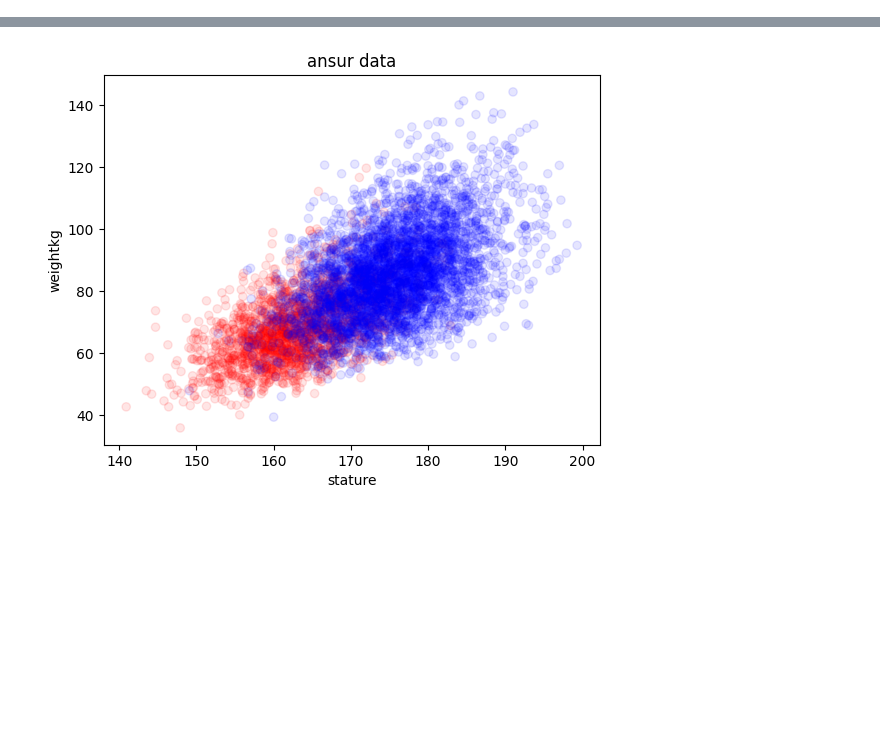
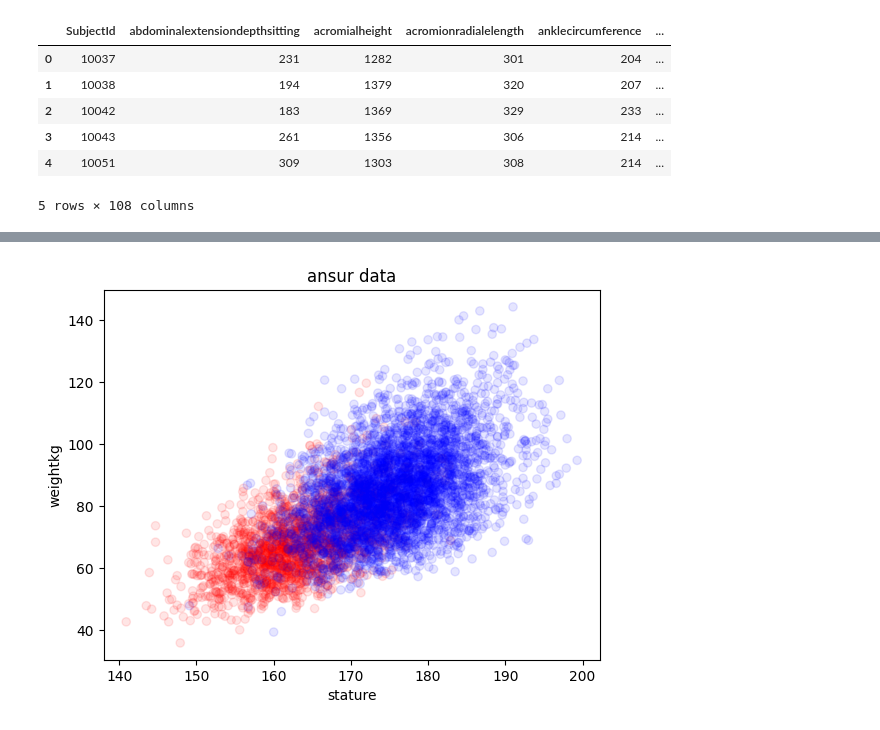
Before and after one commit to farhadspy/Machine-Learning, a Jupyter notebook: ansur.ipynb, the cells around one changed output, grey strips where cells are left out. Drawn from its saved outputs; the diff is of its cells as text; code cells hidden in the pictures; blank space fills up the shorter version.

```diff
--- a/ansur.ipynb
+++ b/ansur.ipynb
@@ -6,6 +6,12 @@ from matplotlib.colors import ListedColormap
 from sklearn.neighbors import KNeighborsClassifier
 # %%
 female_data = pd.read_csv("C:/Users/Farhad/Desktop/python/Machine_Learning/ANSUR_II_FEMALE_Public.csv")
-#female_data.head()
-male_data = pd.read_csv("C:/Users/Farhad/Desktop/python/Machine_Learning/ANSUR_II_MALE_Public.csv" , encoding='latin-1')
-#male_data.head()
+female_data.head()
+# %% [output]
+|  | SubjectId | abdominalextensiondepthsitting | acromialheight | acromionradialelength | anklecircumference | ... |
+| 0 | 10037 | 231 | 1282 | 301 | 204 | ... |
+| 1 | 10038 | 194 | 1379 | 320 | 207 | ... |
+| 2 | 10042 | 183 | 1369 | 329 | 233 | ... |
+| 3 | 10043 | 261 | 1356 | 306 | 214 | ... |
+| 4 | 10051 | 309 | 1303 | 308 | 214 | ... |
+5 rows × 108 columns
```
Also changed, not shown: parts of 19 cells of this notebook.
